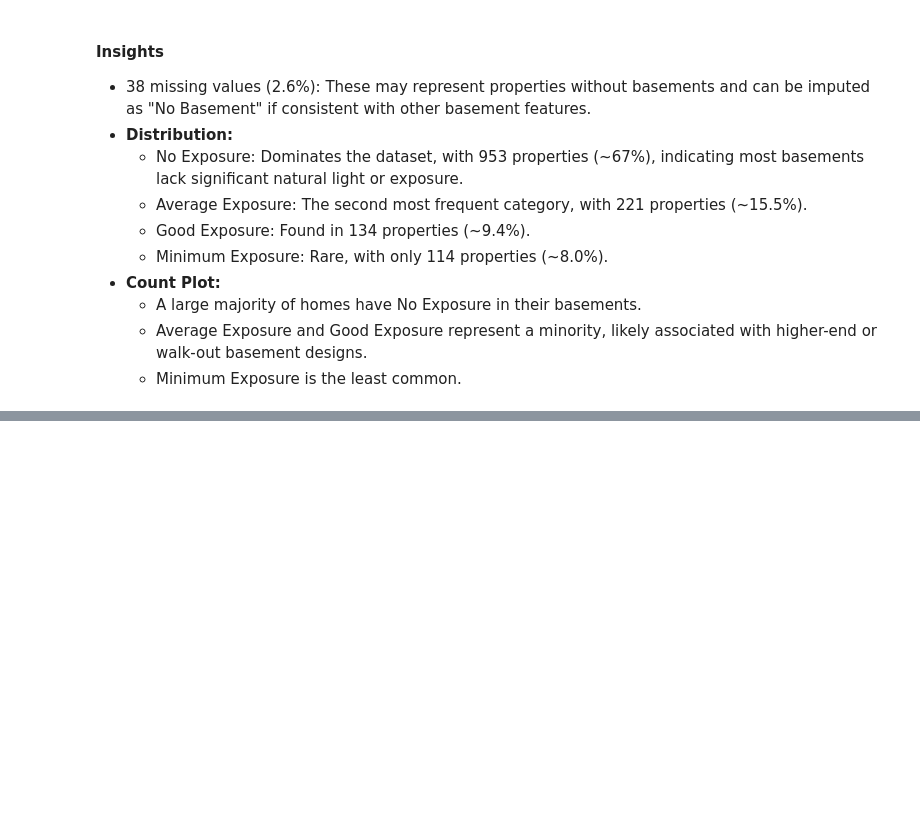
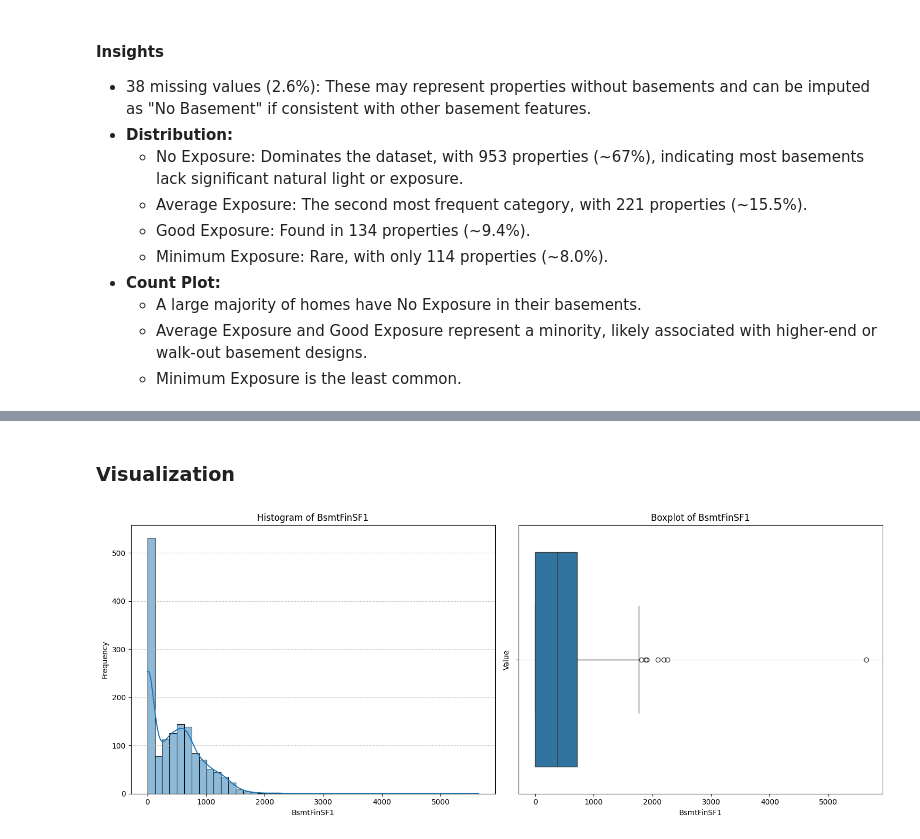
Before and after one commit to ktxdev/house-prices, a Jupyter notebook: notebooks/01_univariate_analysis_eda.ipynb, the cells around one changed output, grey strips where cells are left out. Drawn from its saved outputs; the diff is of its cells as text; code cells hidden in the pictures; blank space fills up the shorter version.

```diff
--- a/notebooks/01_univariate_analysis_eda.ipynb
+++ b/notebooks/01_univariate_analysis_eda.ipynb
@@ -1185,0 +1243,6 @@ visualizer.plot('BsmtExposure')
+# %% [markdown]
+### Visualization
+# %%
+visualizer.plot('BsmtFinSF1')
+# %% [output]
+[figure, added]
```
Also changed, not shown: parts of 55 cells of this notebook.
